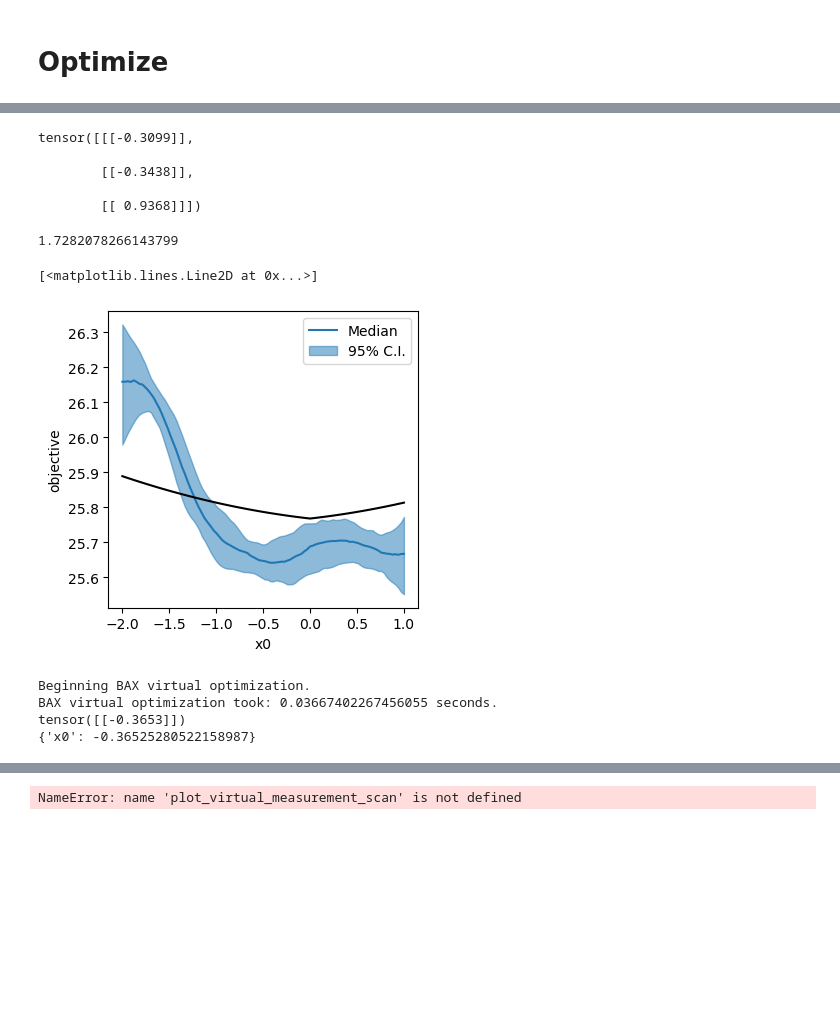
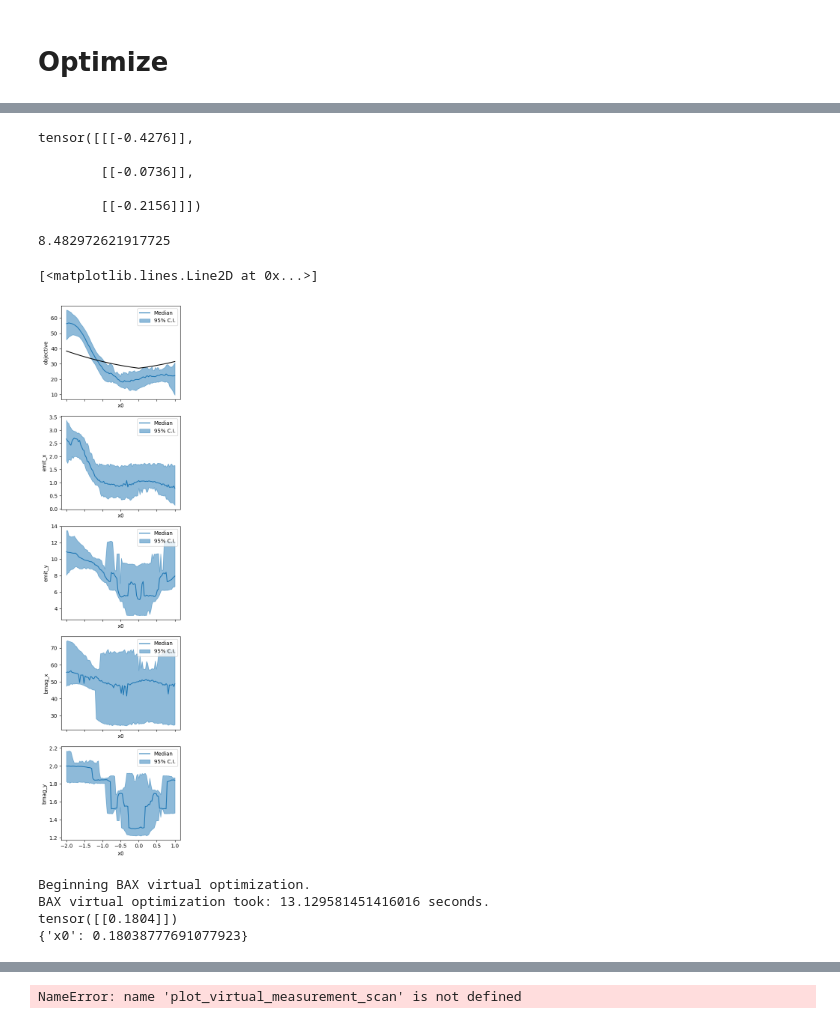
Before and after one commit to xopt-org/bax_algorithms, a Jupyter notebook: examples/emittance.ipynb, the cells around one changed output, grey strips where cells are left out. Saved outputs shown, nothing was run; the diff lists cells and outputs as text; code cells hidden in the pictures; blank space fills up the shorter version.

Commit message:
Add functionality to plot multiple measurement results at once.

```diff
--- a/examples/emittance.ipynb
+++ b/examples/emittance.ipynb
@@ -96,7 +96,7 @@ var_names = ['x' + str(i) for i in range(ndim)]
 meas_param = var_names[meas_dim]
 
 def measure_beamsize(input_dict):
-    scale = 1.e3
+    scale = 1.e4
     x_tuning = torch.tensor([])
     for key in input_dict.keys():
         if key != str(meas_param):
@@ -319,41 +319,41 @@ BAX virtual optimization took: 0.034697771072387695 seconds.
 # %%
 X.generator.algorithm.results['best_inputs']
 # %% [output]
-tensor([[[-0.3099]],
+tensor([[[-0.4276]],
 
-        [[-0.3438]],
+        [[-0.0736]],
 
-        [[ 0.9368]]])
+        [[-0.2156]]])
 # %%
 from bax_algorithms.visualize import visualize_virtual_measurement_result
 
 start = time.time()
 fig, ax = visualize_virtual_measurement_result(X.generator,
                             variable_names=['x0'],
                             reference_point={'x0':torch.tensor([0.]),
                                              'x1':torch.tensor([0.]),
                                             # 'x2':torch.tensor([0.]),
                                             #  'x3':torch.tensor([0.]),
                                             #  'x4':torch.tensor([0.]),
                                              # 'x5':torch.tensor([0.]),
                                              # 'x6':torch.tensor([0.]),
                                              # 'x7':torch.tensor([0.]),
                                              # 'x8':torch.tensor([0.]),
                                             },
                             n_grid=100,
                             n_samples=100,
-                            result_key='objective',
+                            result_keys=['objective','emit_x','emit_y','bmag_x','bmag_y'],
                             # show_samples=True,
                                      )
 print(time.time()-start)
 x = torch.zeros(100, ndim)
 x[:,0] = torch.linspace(*vocs.bounds.T[0], 100)
-plt.plot(x[:,0], eval_true_emittance(x, use_bmag=use_bmag), c='k')
+ax[0].plot(x[:,0], eval_true_emittance(x, use_bmag=use_bmag), c='k')
 # plt.ylim(top=0.01)
 # %% [output]
-1.7282078266143799
+8.482972621917725
 [<matplotlib.lines.Line2D at 0x...>]
-[figure, old version]
+[figure, new version]
 # %%
 from bax_algorithms.utils import get_bax_mean_prediction, tuning_input_tensor_to_dict
 mean_optimizer = DifferentialEvolution(minimize=True, popsize=100, maxiter=100, verbose=True)
@@ -363,9 +363,9 @@ print(x_tuning)
 print(x_tuning_dict)
 # %% [output]
 Beginning BAX virtual optimization.
-BAX virtual optimization took: 0.03667402267456055 seconds.
-tensor([[-0.3653]])
-{'x0': -0.36525280522158987}
+BAX virtual optimization took: 13.129581451416016 seconds.
+tensor([[0.1804]])
+{'x0': 0.18038777691077923}
 # %%
 for i in range(n_iter):
     print(i)
```
Also changed, not shown: parts of 9 cells of this notebook, 2 other files.
